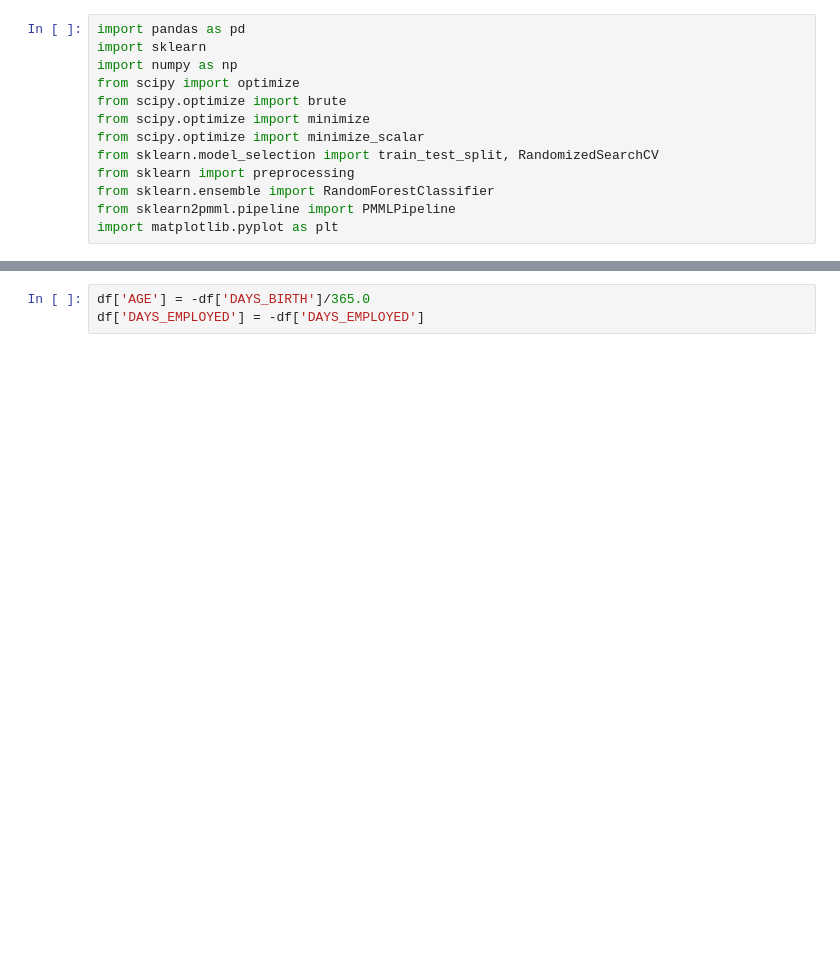
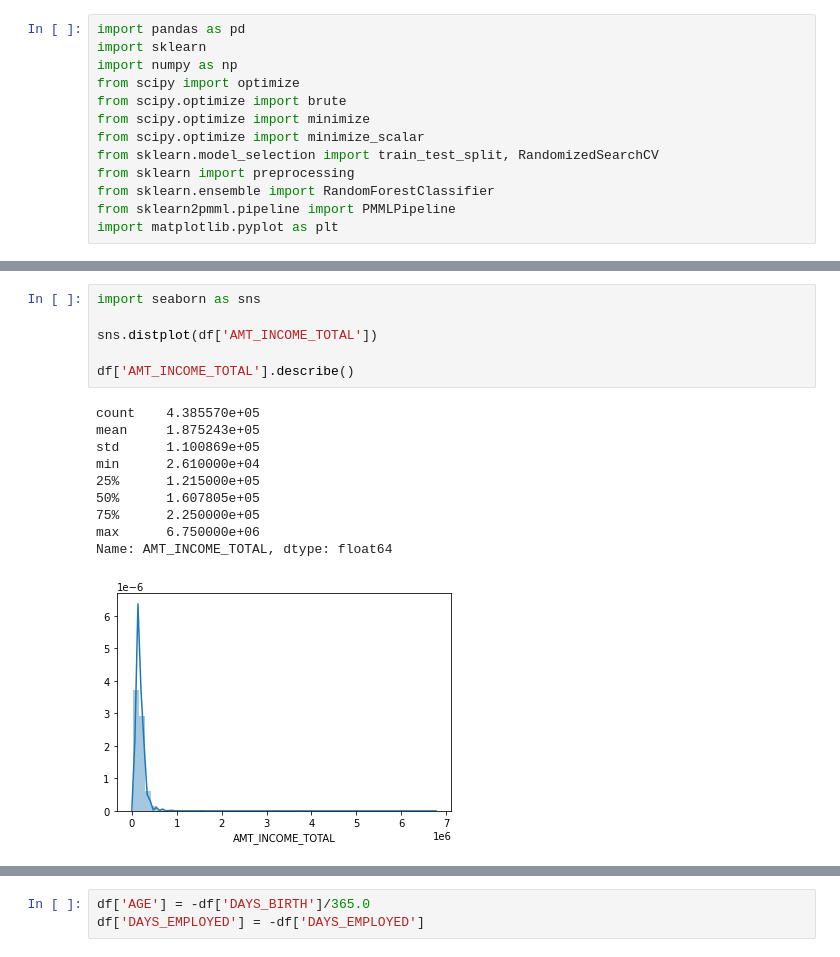
Before and after one commit to ruivieira/explainability-experiments, a Jupyter notebook: notebooks/loan.ipynb, the cells around one changed output, grey strips where cells are left out. Cells and saved outputs as stored; diff of their text form; blank space fills up the shorter version.

```diff
--- a/notebooks/loan.ipynb
+++ b/notebooks/loan.ipynb
@@ -33,3 +33,20 @@ df.describe()
 | 50% | 6.047745e+06 | 0.000000 | 1.607805e+05 | -15630.000000 | -1467.000000 | 1.0 | 0.000000 | ... |
 | 75% | 6.456971e+06 | 1.000000 | 2.250000e+05 | -12514.000000 | -371.000000 | 1.0 | 0.000000 | ... |
 | max | 7.999952e+06 | 19.000000 | 6.750000e+06 | -7489.000000 | 365243.000000 | 1.0 | 1.000000 | ... |
+# %%
+import seaborn as sns
+
+sns.distplot(df['AMT_INCOME_TOTAL'])
+
+df['AMT_INCOME_TOTAL'].describe()
+# %% [output]
+count    4.385570e+05
+mean     1.875243e+05
+std      1.100869e+05
+min      2.610000e+04
+25%      1.215000e+05
+50%      1.607805e+05
+75%      2.250000e+05
+max      6.750000e+06
+Name: AMT_INCOME_TOTAL, dtype: float64
+[figure, added]
```
Also changed, not shown: parts of 17 cells of this notebook, 19 other files.
